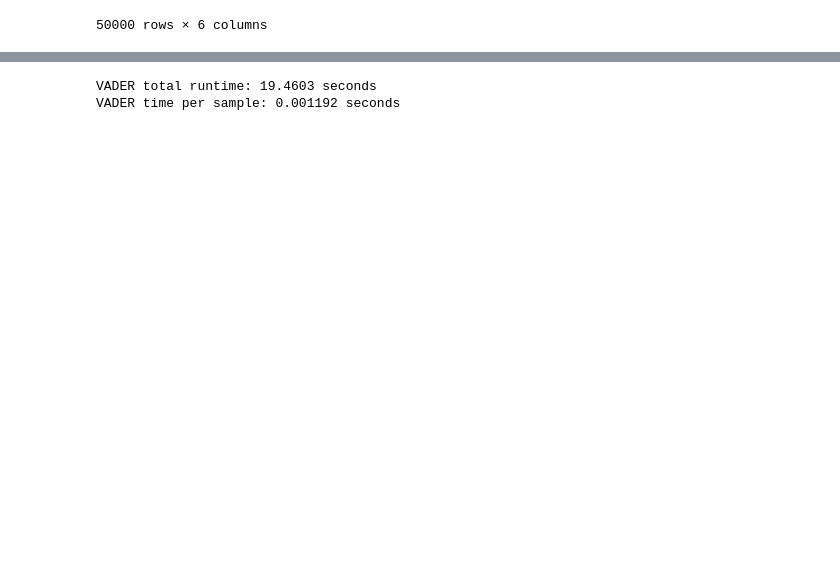
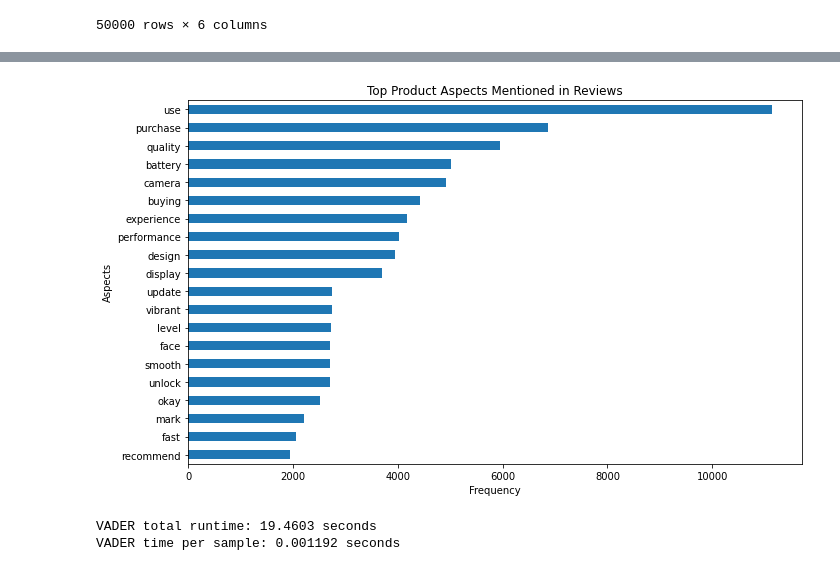
Before and after one commit to unibo-dtm-se-2324-Sentimazon/Sentimazon-Project, a Jupyter notebook: notebooks/Main.ipynb, the cells around one changed output, grey strips where cells are left out. Saved outputs shown, nothing was run; the diff lists cells and outputs as text; code cells hidden in the pictures; blank space fills up the shorter version.

Commit message:
refactor(aspect-extraction): move noun extraction and plots into modules

```diff
--- a/notebooks/Main.ipynb
+++ b/notebooks/Main.ipynb
@@ -114,13 +69,0 @@ data
-# %%
-#https://github.com/clieb3/pos-tagger-comparison/blob/master/tagger-comparison.ipynb
-#paper: Tagging Efficiency Analysis on Part of Speech Taggers
-
-from nltk.tag.perceptron import PerceptronTagger
-
-nltk.download('averaged_perceptron_tagger')
-
-tagger = PerceptronTagger()
-
-data['pos_tags'] = data['lemmatized_Comments'].apply (lambda tokens: tagger.tag(tokens))
-
-data
@@ -150,3 +69,0 @@ def extract_nouns(pos_tags):
-# %%
-data['nouns'] = data['pos_tags'].apply(extract_nouns)
-data
@@ -264,0 +70,5 @@ phrasesDF.head()
+# %%
+data = add_pos_tags(data)
+data = add_nouns(data)
+
+data.head()
@@ -265,3 +87,8 @@ phrasesDF.head()
+# %%
+filtered_noun_counts = get_filtered_noun_counts(data)
+plot_top_product_aspects(filtered_noun_counts)
+# %% [output]
+[figure, added]
 # %%
 import time
 
```
Also changed, not shown: parts of 18 cells of this notebook, 2 other files.
